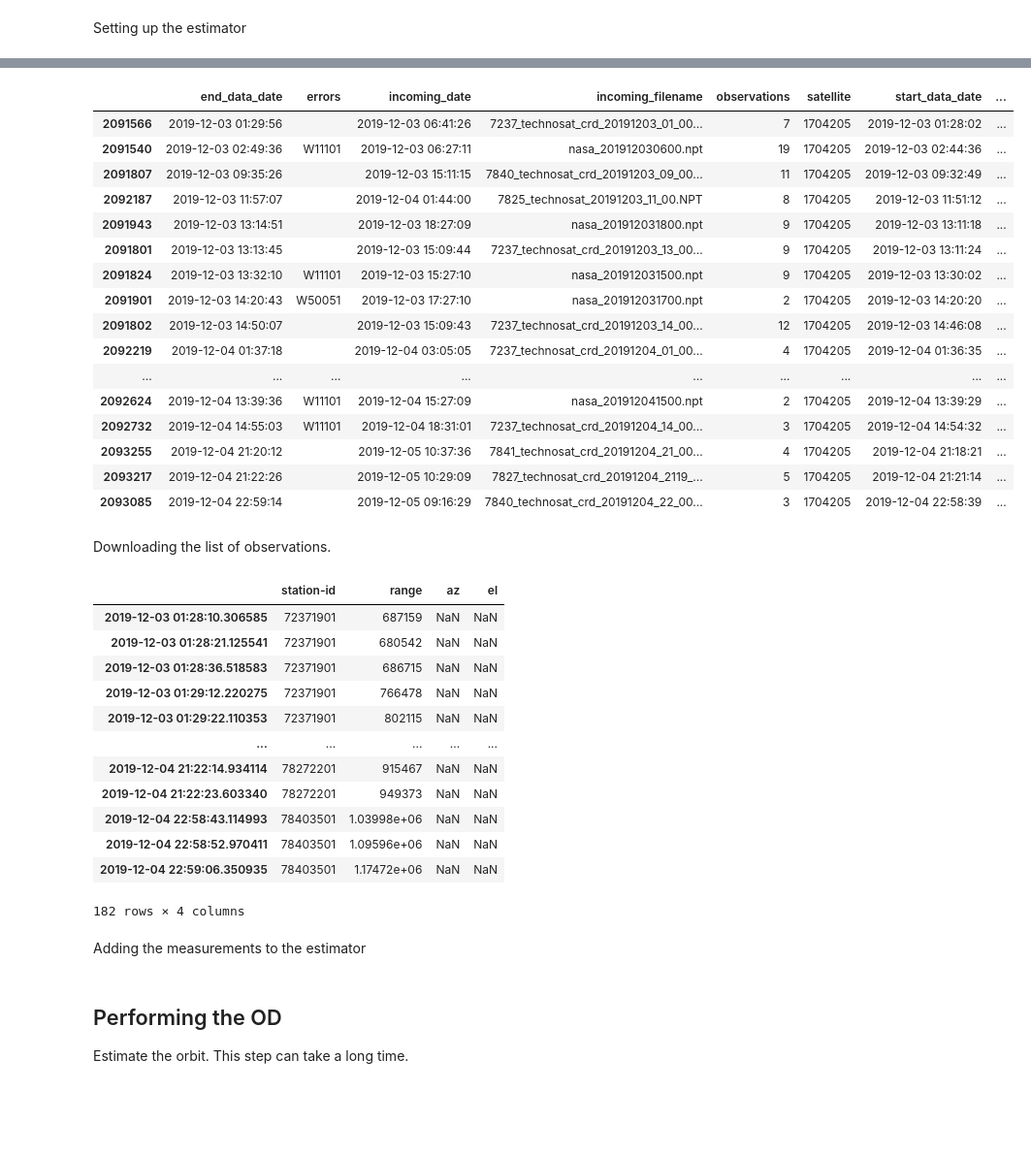
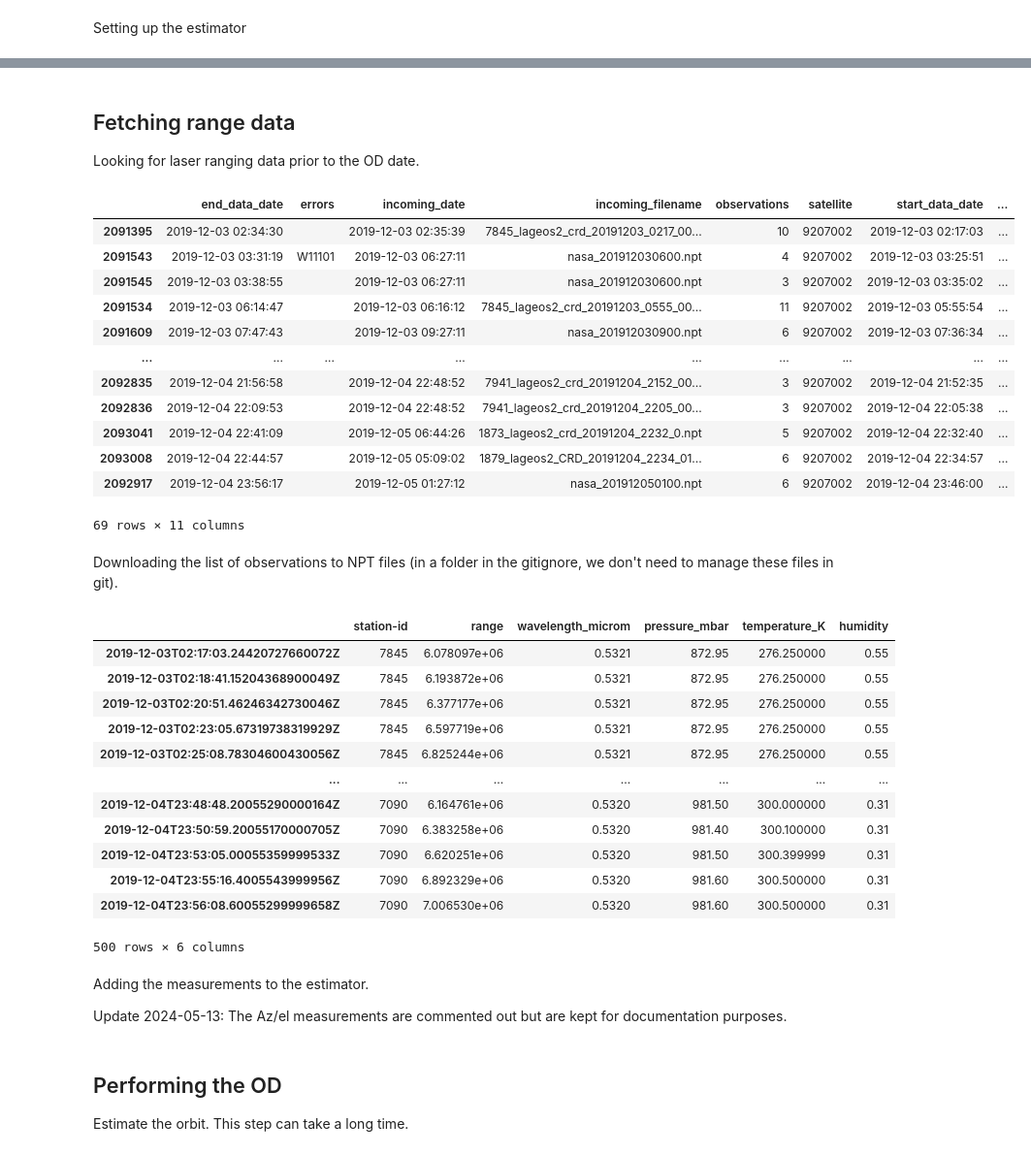
Before and after one commit to GorgiAstro/laser-orbit-determination, a Jupyter notebook: 02-orbit-determination-example.ipynb, the cells around one changed output, grey strips where cells are left out. Shown at 97% size. Cells and saved outputs as stored; diff of their text form; code cells hidden in the pictures; blank space fills up the shorter version.

```diff
--- a/02-orbit-determination-example.ipynb
+++ b/02-orbit-determination-example.ipynb
@@ -66,7 +70,7 @@ sat_list = {
     }
 }
 
-sc_name = 'technosat'  # Change the name to select a different satellite in the dict
+sc_name = 'lageos2'  # Change the name to select a different satellite in the dict
 # %% [markdown]
 Orbit determination parameters
 # %%
@@ -302,45 +327,50 @@ The API only allows to look for data using the date formats 2018-07-1%, 2018-07-
+# %% [markdown]
+## Fetching range data
+Looking for laser ranging data prior to the OD date.
+# %%
+from slrDataUtils import SlrDlManager
+slr_dl_manager = SlrDlManager(username_edc=username_edc,
+                     password_edc=password_edc)
 # %%
-import slrDataUtils
-laserDatasetList = slrDataUtils.querySlrData(username_edc, password_edc, url, laser_data_type,
-                                         sat_list[sc_name]['cospar_id'], startCollectionDate, odDate)
+laserDatasetList = slr_dl_manager.querySlrData(laser_data_type,
+                                                sat_list[sc_name]['cospar_id'],
+                                                startCollectionDate, odDate)
 display(laserDatasetList)
 # %% [output]
 |  | end_data_date | errors | incoming_date | incoming_filename | observations | satellite | start_data_date | ... |
-| 2091566 | 2019-12-03 01:29:56 |  | 2019-12-03 06:41:26 | 7237_technosat_crd_20191203_01_00... | 7 | 1704205 | 2019-12-03 01:28:02 | ... |
-| 2091540 | 2019-12-03 02:49:36 | W11101 | 2019-12-03 06:27:11 | nasa_201912030600.npt | 19 | 1704205 | 2019-12-03 02:44:36 | ... |
-| 2091807 | 2019-12-03 09:35:26 |  | 2019-12-03 15:11:15 | 7840_technosat_crd_20191203_09_00... | 11 | 1704205 | 2019-12-03 09:32:49 | ... |
-| 2092187 | 2019-12-03 11:57:07 |  | 2019-12-04 01:44:00 | 7825_technosat_20191203_11_00.NPT | 8 | 1704205 | 2019-12-03 11:51:12 | ... |
-| 2091943 | 2019-12-03 13:14:51 |  | 2019-12-03 18:27:09 | nasa_201912031800.npt | 9 | 1704205 | 2019-12-03 13:11:18 | ... |
-| 2091801 | 2019-12-03 13:13:45 |  | 2019-12-03 15:09:44 | 7237_technosat_crd_20191203_13_00... | 9 | 1704205 | 2019-12-03 13:11:24 | ... |
-| 2091824 | 2019-12-03 13:32:10 | W11101 | 2019-12-03 15:27:10 | nasa_201912031500.npt | 9 | 1704205 | 2019-12-03 13:30:02 | ... |
-| 2091901 | 2019-12-03 14:20:43 | W50051 | 2019-12-03 17:27:10 | nasa_201912031700.npt | 2 | 1704205 | 2019-12-03 14:20:20 | ... |
-| 2091802 | 2019-12-03 14:50:07 |  | 2019-12-03 15:09:43 | 7237_technosat_crd_20191203_14_00... | 12 | 1704205 | 2019-12-03 14:46:08 | ... |
-| 2092219 | 2019-12-04 01:37:18 |  | 2019-12-04 03:05:05 | 7237_technosat_crd_20191204_01_00... | 4 | 1704205 | 2019-12-04 01:36:35 | ... |
+| 2091395 | 2019-12-03 02:34:30 |  | 2019-12-03 02:35:39 | 7845_lageos2_crd_20191203_0217_00... | 10 | 9207002 | 2019-12-03 02:17:03 | ... |
+| 2091543 | 2019-12-03 03:31:19 | W11101 | 2019-12-03 06:27:11 | nasa_201912030600.npt | 4 | 9207002 | 2019-12-03 03:25:51 | ... |
+| 2091545 | 2019-12-03 03:38:55 |  | 2019-12-03 06:27:11 | nasa_201912030600.npt | 3 | 9207002 | 2019-12-03 03:35:02 | ... |
+| 2091534 | 2019-12-03 06:14:47 |  | 2019-12-03 06:16:12 | 7845_lageos2_crd_20191203_0555_00... | 11 | 9207002 | 2019-12-03 05:55:54 | ... |
+| 2091609 | 2019-12-03 07:47:43 |  | 2019-12-03 09:27:11 | nasa_201912030900.npt | 6 | 9207002 | 2019-12-03 07:36:34 | ... |
 | ... | ... | ... | ... | ... | ... | ... | ... | ... |
-| 2092624 | 2019-12-04 13:39:36 | W11101 | 2019-12-04 15:27:09 | nasa_201912041500.npt | 2 | 1704205 | 2019-12-04 13:39:29 | ... |
-| 2092732 | 2019-12-04 14:55:03 | W11101 | 2019-12-04 18:31:01 | 7237_technosat_crd_20191204_14_00... | 3 | 1704205 | 2019-12-04 14:54:32 | ... |
-| 2093255 | 2019-12-04 21:20:12 |  | 2019-12-05 10:37:36 | 7841_technosat_crd_20191204_21_00... | 4 | 1704205 | 2019-12-04 21:18:21 | ... |
-| 2093217 | 2019-12-04 21:22:26 |  | 2019-12-05 10:29:09 | 7827_technosat_crd_20191204_2119_... | 5 | 1704205 | 2019-12-04 21:21:14 | ... |
-| 2093085 | 2019-12-04 22:59:14 |  | 2019-12-05 09:16:29 | 7840_technosat_crd_20191204_22_00... | 3 | 1704205 | 2019-12-04 22:58:39 | ... |
+| 2092835 | 2019-12-04 21:56:58 |  | 2019-12-04 22:48:52 | 7941_lageos2_crd_20191204_2152_00... | 3 | 9207002 | 2019-12-04 21:52:35 | ... |
+| 2092836 | 2019-12-04 22:09:53 |  | 2019-12-04 22:48:52 | 7941_lageos2_crd_20191204_2205_00... | 3 | 9207002 | 2019-12-04 22:05:38 | ... |
+| 2093041 | 2019-12-04 22:41:09 |  | 2019-12-05 06:44:26 | 1873_lageos2_crd_20191204_2232_0.npt | 5 | 9207002 | 2019-12-04 22:32:40 | ... |
+| 2093008 | 2019-12-04 22:44:57 |  | 2019-12-05 05:09:02 | 1879_lageos2_CRD_20191204_2234_01... | 6 | 9207002 | 2019-12-04 22:34:57 | ... |
+| 2092917 | 2019-12-04 23:56:17 |  | 2019-12-05 01:27:12 | nasa_201912050100.npt | 6 | 9207002 | 2019-12-04 23:46:00 | ... |
+69 rows × 11 columns
-# %% [markdown]
-Downloading the list of observations.
+# %% [markdown]
+Downloading the list of observations to NPT files (in a folder in the gitignore, we don't need to manage these files in git).
 # %%
-slrDataFrame = slrDataUtils.dlAndParseSlrData(username_edc, password_edc, url, laser_data_type, laserDatasetList)
+slrDataFrame = slr_dl_manager.dlAndParseSlrData(laser_data_type, laserDatasetList, 'slr-data')
 display(slrDataFrame)
 # %% [output]
-|  | station-id | range | az | el |
-| 2019-12-03 01:28:10.306585 | 72371901 | 687159 | NaN | NaN |
-| 2019-12-03 01:28:21.125541 | 72371901 | 680542 | NaN | NaN |
-| 2019-12-03 01:28:36.518583 | 72371901 | 686715 | NaN | NaN |
-| 2019-12-03 01:29:12.220275 | 72371901 | 766478 | NaN | NaN |
-| 2019-12-03 01:29:22.110353 | 72371901 | 802115 | NaN | NaN |
-| ... | ... | ... | ... | ... |
-| 2019-12-04 21:22:14.934114 | 78272201 | 915467 | NaN | NaN |
-| 2019-12-04 21:22:23.603340 | 78272201 | 949373 | NaN | NaN |
-| 2019-12-04 22:58:43.114993 | 78403501 | 1.03998e+06 | NaN | NaN |
-| 2019-12-04 22:58:52.970411 | 78403501 | 1.09596e+06 | NaN | NaN |
-| 2019-12-04 22:59:06.350935 | 78403501 | 1.17472e+06 | NaN | NaN |
+|  | station-id | range | wavelength_microm | pressure_mbar | temperature_K | humidity |
+| 2019-12-03T02:17:03.24420727660072Z | 7845 | 6.078097e+06 | 0.5321 | 872.95 | 276.250000 | 0.55 |
+| 2019-12-03T02:18:41.15204368900049Z | 7845 | 6.193872e+06 | 0.5321 | 872.95 | 276.250000 | 0.55 |
+| 2019-12-03T02:20:51.46246342730046Z | 7845 | 6.377177e+06 | 0.5321 | 872.95 | 276.250000 | 0.55 |
+| 2019-12-03T02:23:05.67319738319929Z | 7845 | 6.597719e+06 | 0.5321 | 872.95 | 276.250000 | 0.55 |
+| 2019-12-03T02:25:08.78304600430056Z | 7845 | 6.825244e+06 | 0.5321 | 872.95 | 276.250000 | 0.55 |
+| ... | ... | ... | ... | ... | ... | ... |
+| 2019-12-04T23:48:48.20055290000164Z | 7090 | 6.164761e+06 | 0.5320 | 981.50 | 300.000000 | 0.31 |
+| 2019-12-04T23:50:59.20055170000705Z | 7090 | 6.383258e+06 | 0.5320 | 981.40 | 300.100000 | 0.31 |
+| 2019-12-04T23:53:05.00055359999533Z | 7090 | 6.620251e+06 | 0.5320 | 981.50 | 300.399999 | 0.31 |
+| 2019-12-04T23:55:16.4005543999956Z | 7090 | 6.892329e+06 | 0.5320 | 981.60 | 300.500000 | 0.31 |
+| 2019-12-04T23:56:08.60055299999658Z | 7090 | 7.006530e+06 | 0.5320 | 981.60 | 300.500000 | 0.31 |
-182 rows × 4 columns
+500 rows × 6 columns
-# %% [markdown]
-Adding the measurements to the estimator
+# %% [markdown]
+Adding the measurements to the estimator.
+
+Update 2024-05-13: The Az/el measurements are commented out but are kept for documentation purposes.
 # %%
```
Also changed, not shown: parts of 47 cells of this notebook.
